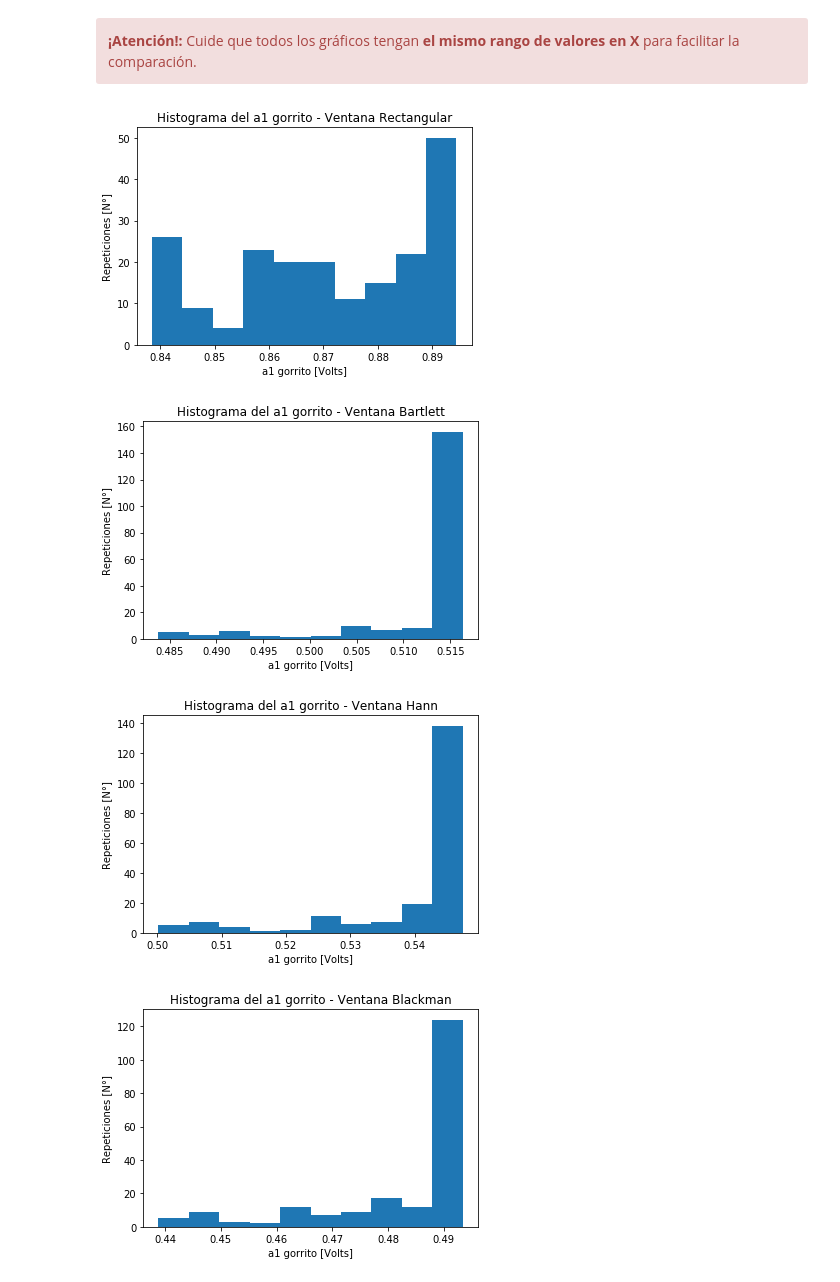
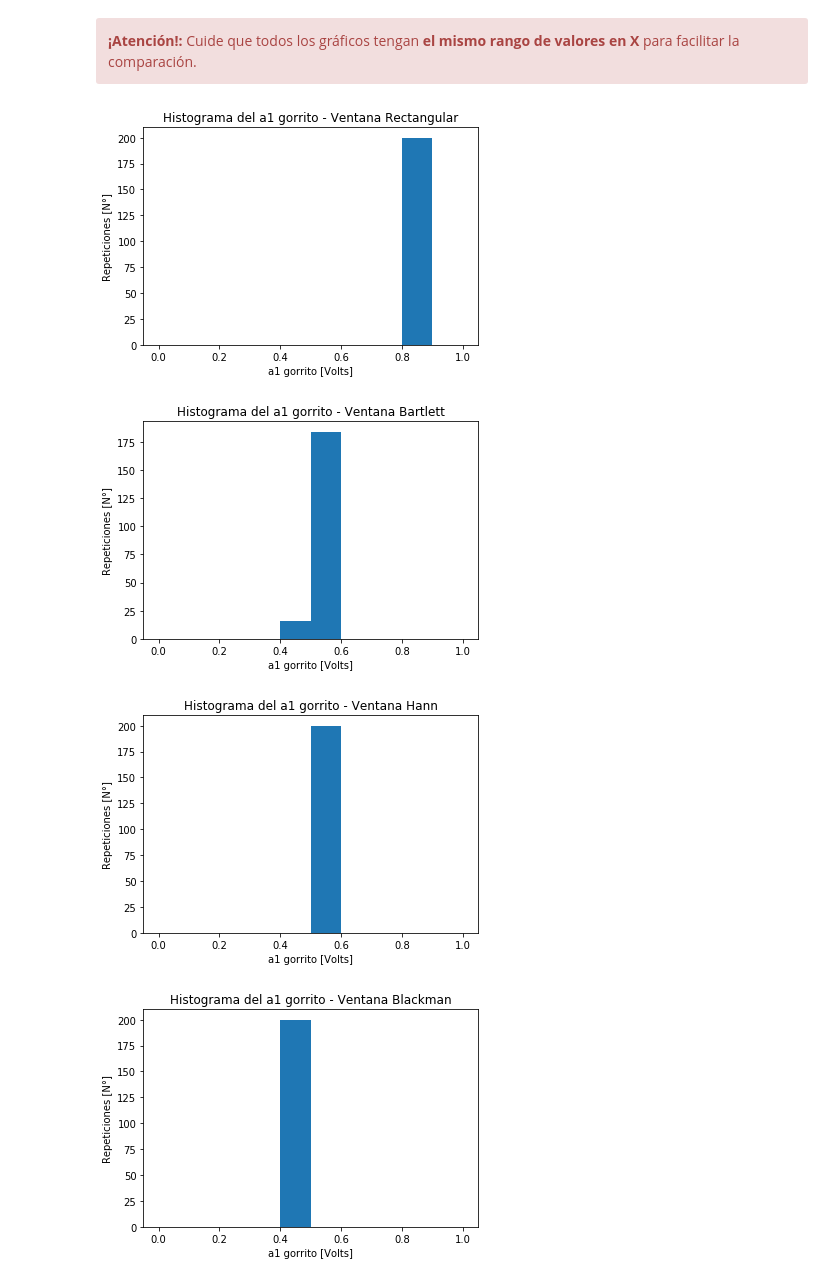
Before and after one commit to Sidorczuk/DSP, a Jupyter notebook: TP2-Ventanas-Sidorczuk-Nicolas.ipynb, the cells around one changed output. Drawn from its saved outputs; the diff is of its cells as text; code cells hidden in the pictures.

```diff
--- a/TP2-Ventanas-Sidorczuk-Nicolas.ipynb
+++ b/TP2-Ventanas-Sidorczuk-Nicolas.ipynb
@@ -282,7 +289,9 @@ E,f = Analizador_de_Espectro(S_2,N,Ts)
 PrintModule(f,E,0,N/2,15,5,"Señal Bitonal - con $a_{2min}$",'plot','log')
 #####################################################
 n = 16 # 16bits
-Sq = quant(S,n)
+r = np.random.uniform(-0.0001,0.0001,(N,1)) #r = ruido
+SR = S + r #SR = señal + ruido
+Sq = quant(SR,n)
 Sq /= ((2**(n-1))-1)*0.9
 PrintArb(t,Sq,'tiempo','volts','bitonal cuantificada')
 axes = plt.gca()
@@ -767,9 +776,9 @@ Grafique los histogramas para  $\lvert X^i_w(\Omega_0) \rvert$.
 <b>¡Atención!:</b> Cuide que todos los gráficos tengan <b>el mismo rango de valores en X</b> para facilitar la comparación.
 </div>
 # %%
-def pltHist(V,n,x,y,title):
+def pltHist(V,n,x,y,title,R=None):
     plt.figure()
-    plt.hist(V,n)
+    plt.hist(V,n,range=R)
     plt.title(title)
     plt.xlabel(x)
     plt.ylabel(y)
@@ -788,6 +797,7 @@ Om0 = (np.pi)/2 # pi/2
 Om1 = Om0 + (fr * 2 * np.pi)/N
 FF= (fs/4) / ((np.pi)/2)
 ind = int(Om0*FF)
+Rg = (0,2)
 
 ####### Rectangular ########
 x = []
@@ -808,7 +818,7 @@ for i in range(0,rep):
     a0g.append(a[ind]/(N/2))
 a0g = np.array(a0g)
 
-pltHist(a0g,10,'a0 gorrito [Volts]','Repeticiones [N°]','Histograma del a0 gorrito - Ventana Rectangular')
+pltHist(a0g,10,'a0 gorrito [Volts]','Repeticiones [N°]','Histograma del a0 gorrito - Ventana Rectangular',R=Rg)
 
 mu = float( Mean(a0g,rep) )
 sa[0] = mu - a0
@@ -834,7 +844,7 @@ for i in range(0,rep):
     a0g.append(a[ind]/(N/2))
 a0g = np.array(a0g)
 
-pltHist(a0g,10,'a0 gorrito [Volts]','Repeticiones [N°]','Histograma del a0 gorrito - Ventana Bartlett')
+pltHist(a0g,10,'a0 gorrito [Volts]','Repeticiones [N°]','Histograma del a0 gorrito - Ventana Bartlett',R=Rg)
 
 mu = float( Mean(a0g,rep) )
 sa[1] = mu - a0
@@ -860,7 +870,7 @@ for i in range(0,rep):
     a0g.append(a[ind]/(N/2))
 a0g = np.array(a0g)
 
-pltHist(a0g,10,'a0 gorrito [Volts]','Repeticiones [N°]','Histograma del a0 gorrito - Ventana Hann')
+pltHist(a0g,10,'a0 gorrito [Volts]','Repeticiones [N°]','Histograma del a0 gorrito - Ventana Hann',R=Rg)
 
 mu = float( Mean(a0g,rep) )
 sa[2] = mu - a0
@@ -886,7 +896,7 @@ for i in range(0,rep):
     a0g.append(a[ind]/(N/2))
 a0g = np.array(a0g)
 
-pltHist(a0g,10,'a0 gorrito [Volts]','Repeticiones [N°]','Histograma del a0 gorrito - Ventana Blackman')
+pltHist(a0g,10,'a0 gorrito [Volts]','Repeticiones [N°]','Histograma del a0 gorrito - Ventana Blackman',R=Rg)
 
 mu = float( Mean(a0g,rep) )
 sa[3] = mu - a0
@@ -912,12 +922,9 @@ for i in range(0,rep):
     a0g.append(a[ind]/(N/2))
 a0g = np.array(a0g)
 
-pltHist(a0g,10,'a0 gorrito [Volts]','Repeticiones [N°]','Histograma del a0 gorrito - Ventana Flat-top')
+pltHist(a0g,10,'a0 gorrito [Volts]','Repeticiones [N°]','Histograma del a0 gorrito - Ventana Flat-top',R=Rg)
 
 mu = float( Mean(a0g,rep) )
-print(mu)
-print(a0)
 sa[4] = mu - a0
 va[4] = float( Var_est(a0g,mu,rep ) )
-print(sa[4])
 # %% [output]
@@ -982,12 +986,12 @@ Grafique los histogramas para  $\lvert X^i_w(\Omega_0) \rvert$.
 # %%
 sa = np.zeros(5)
 va = np.zeros(5)
-
+Rg = (0,1)
 ###### Rectangular ######
 a1g = []
 for i in range(0,rep):
     a1g.append( RMS_est(X_Rec[i],N) )
-pltHist(np.array(a1g),10,'a1 gorrito [Volts]','Repeticiones [N°]','Histograma del a1 gorrito - Ventana Rectangular')
+pltHist(np.array(a1g),10,'a1 gorrito [Volts]','Repeticiones [N°]','Histograma del a1 gorrito - Ventana Rectangular',R=Rg)
 
 mu = float( Mean(a1g,rep) )
 sa[0] = mu - a0/(2**(0.5))
@@ -997,43 +1001,43 @@ va[0] = float( Var_est(a1g,mu,rep ) )
 a1g = []
 for i in range(0,rep):
     a1g.append( RMS_est(X_Bar[i],N) )
-pltHist(np.array(a1g),10,'a1 gorrito [Volts]','Repeticiones [N°]','Histograma del a1 gorrito - Ventana Bartlett')
+pltHist(np.array(a1g),10,'a1 gorrito [Volts]','Repeticiones [N°]','Histograma del a1 gorrito - Ventana Bartlett',R=Rg)
 
 mu = float( Mean(a1g,rep) )
 sa[1] = mu - a0/(2**(0.5))
 va[1] = float( Var_est(a1g,mu,rep ) )
 
 ###### Hann ######
 a1g = []
 for i in range(0,rep):
     a1g.append( RMS_est(X_Hann[i],N) )
-pltHist(np.array(a1g),10,'a1 gorrito [Volts]','Repeticiones [N°]','Histograma del a1 gorrito - Ventana Hann')
+pltHist(np.array(a1g),10,'a1 gorrito [Volts]','Repeticiones [N°]','Histograma del a1 gorrito - Ventana Hann',R=Rg)
 
 mu = float( Mean(a1g,rep) )
 sa[2] = mu - a0/(2**(0.5))
 va[2] = float( Var_est(a1g,mu,rep ) )
 
 ###### Blackman ######
 a1g = []
 for i in range(0,rep):
     a1g.append( RMS_est(X_Black[i],N) )
-pltHist(np.array(a1g),10,'a1 gorrito [Volts]','Repeticiones [N°]','Histograma del a1 gorrito - Ventana Blackman')
+pltHist(np.array(a1g),10,'a1 gorrito [Volts]','Repeticiones [N°]','Histograma del a1 gorrito - Ventana Blackman',R=Rg)
 
 mu = float( Mean(a1g,rep) )
 sa[3] = mu - a0/(2**(0.5))
 va[3] = float( Var_est(a1g,mu,rep ) )
 
 ###### Flat-top ######
 a1g = []
 for i in range(0,rep):
     a1g.append( RMS_est(X_FlatTop[i],N) )
-pltHist(np.array(a1g),10,'a1 gorrito [Volts]','Repeticiones [N°]','Histograma del a1 gorrito - Ventana Flat-top')
+pltHist(np.array(a1g),10,'a1 gorrito [Volts]','Repeticiones [N°]','Histograma del a1 gorrito - Ventana Flat-top',R=Rg)
 
 mu = float( Mean(a1g,rep) )
 sa[4] = mu - a0/(2**(0.5))
 va[4] = float( Var_est(a1g,mu,rep ) )
 # %% [output]
-[figure, old version]
+[figure, new version]
-[figure, old version]
+[figure, new version]
-[figure, old version]
+[figure, new version]
-[figure, old version]
+[figure, new version]
```
Also changed, not shown: parts of 8 cells of this notebook.
